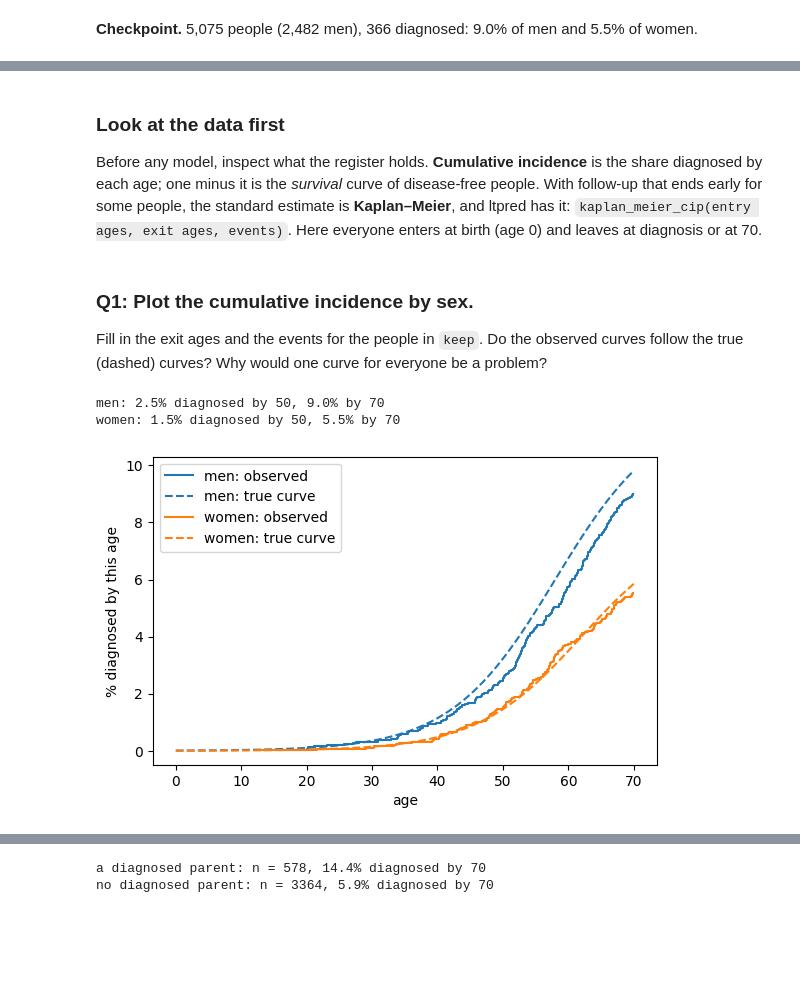
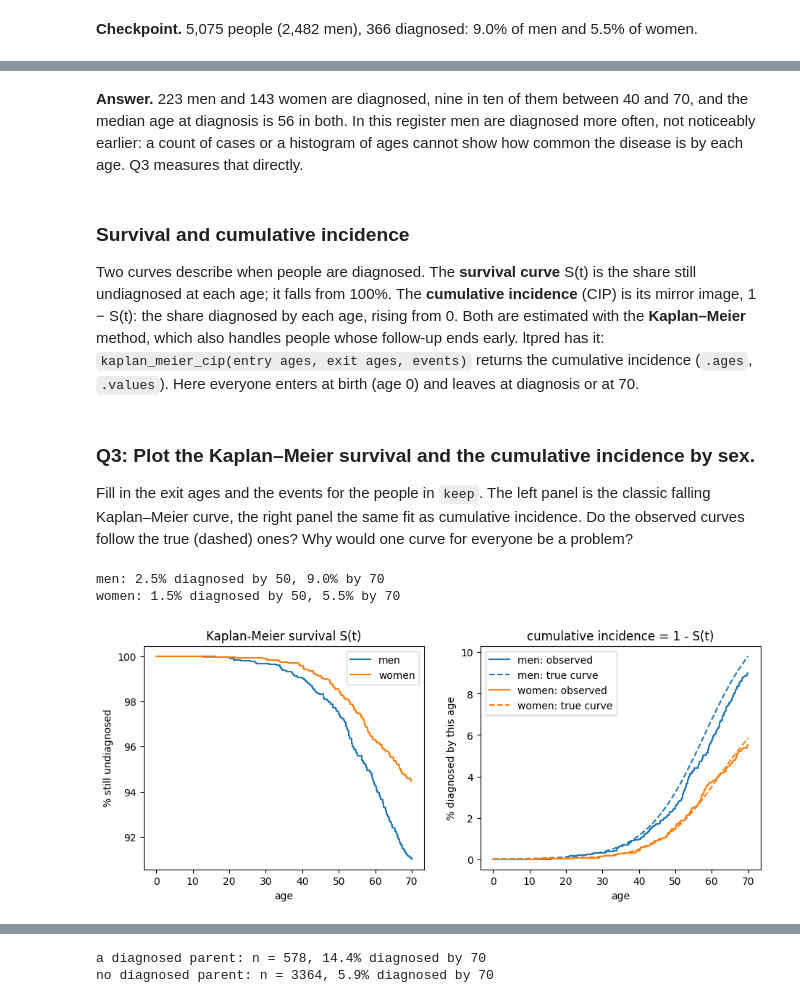
Before and after one commit to bvilhjal/ATIG_2026, a Jupyter notebook: teaching_days/2026-09-24/LTFH/LTFH_exercise_answers.ipynb, the cells around one changed output, grey strips where cells are left out. Cells and saved outputs as stored; diff of their text form; code cells hidden in the pictures; blank space fills up the shorter version.

```diff
--- a/teaching_days/2026-09-24/LTFH/LTFH_exercise_answers.ipynb
+++ b/teaching_days/2026-09-24/LTFH/LTFH_exercise_answers.ipynb
@@ -169,0 +212,11 @@ diagnosed: men 9.0%, women 5.5%
+# %%
+bins = np.arange(0, 75, 5)                                      # 5-year age bins
+fig, ax = plt.subplots(figsize=(6, 3.5))
+ax.hist(reg.onset[male & reg.status], bins=bins, alpha=0.6, label="men")
+ax.hist(reg.onset[~male & reg.status], bins=bins, alpha=0.6, label="women")   # the women's ages at diagnosis
+ax.set_xlabel("age at diagnosis")
+ax.set_ylabel("cases")
+ax.legend()
+plt.show()
+print(f"cases: {(male & reg.status).sum()} men, {(~male & reg.status).sum()} women; median age at "
+      f"diagnosis {np.median(reg.onset[male & reg.status]):.0f} and {np.median(reg.onset[~male & reg.status]):.0f}")
@@ -170,30 +226,45 @@ diagnosed: men 9.0%, women 5.5%
+# %% [markdown]
+**Answer.** 223 men and 143 women are diagnosed, nine in ten of them between 40 and 70, and the
+median age at diagnosis is 56 in both. In this register men are diagnosed more often,
+not noticeably earlier: a count of cases or a histogram of ages cannot show how common
+the disease is by each age. Q3 measures that directly.
 # %% [markdown]
-### Look at the data first
+### Survival and cumulative incidence
 
-Before any model, inspect what the register holds. **Cumulative incidence** is the share
-diagnosed by each age; one minus it is the *survival* curve of disease-free people. With
-follow-up that ends early for some people, the standard estimate is **Kaplan–Meier**,
-and ltpred has it: `kaplan_meier_cip(entry ages, exit ages, events)`. Here everyone enters
-at birth (age 0) and leaves at diagnosis or at 70.
+Two curves describe when people are diagnosed. The **survival curve** S(t) is the share
+still undiagnosed at each age; it falls from 100%. The **cumulative incidence** (CIP) is
+its mirror image, 1 − S(t): the share diagnosed by each age, rising from 0. Both are
+estimated with the **Kaplan–Meier** method, which also handles people whose follow-up
+ends early. ltpred has it: `kaplan_meier_cip(entry ages, exit ages, events)` returns the
+cumulative incidence (`.ages`, `.values`). Here everyone enters at birth (age 0) and
+leaves at diagnosis or at 70.
 # %% [markdown]
-### Q1: Plot the cumulative incidence by sex.
+### Q3: Plot the Kaplan–Meier survival and the cumulative incidence by sex.
 
-Fill in the exit ages and the events for the people in `keep`. Do the observed curves
-follow the true (dashed) curves? Why would one curve for everyone be a problem?
+Fill in the exit ages and the events for the people in `keep`. The left panel is the
+classic falling Kaplan–Meier curve, the right panel the same fit as cumulative
+incidence. Do the observed curves follow the true (dashed) ones? Why would one curve for
+everyone be a problem?
 # %%
-fig, ax = plt.subplots(figsize=(6.5, 4))
+fig, (ax1, ax2) = plt.subplots(1, 2, figsize=(11, 4))
 for label, keep, cip, colour in (("men", male, CIP_M, "C0"), ("women", ~male, CIP_F, "C1")):
     # Kaplan-Meier: everyone enters at birth and leaves at diagnosis or at 70
     km = kaplan_meier_cip(np.zeros(keep.sum()), reg.age[keep], reg.status[keep])
     print(f"{label}: {km.values[km.ages <= 50][-1]:.1%} diagnosed by 50, {km.values[-1]:.1%} by 70")
-    ax.step(km.ages, 100 * km.values, where="post", color=colour, label=f"{label}: observed")
-    ax.plot(AGES[:71], 100 * cip[:71], ls="--", color=colour, label=f"{label}: true curve")
-ax.set_xlabel("age")
-ax.set_ylabel("% diagnosed by this age")
-ax.legend()
+    ages, inc = np.r_[0, km.ages], np.r_[0, km.values]      # start both curves at age 0
+    ax1.step(ages, 100 * (1 - inc), where="post", color=colour, label=label)   # survival S(t)
+    ax2.step(ages, 100 * inc, where="post", color=colour, label=f"{label}: observed")
+    ax2.plot(AGES[:71], 100 * cip[:71], ls="--", color=colour, label=f"{label}: true curve")
+ax1.set_title("Kaplan-Meier survival S(t)")
+ax1.set_ylabel("% still undiagnosed")
+ax2.set_title("cumulative incidence = 1 - S(t)")
+ax2.set_ylabel("% diagnosed by this age")
+for ax in (ax1, ax2):
+    ax.set_xlabel("age")
+    ax.legend()
 plt.show()
 # %% [output]
 men: 2.5% diagnosed by 50, 9.0% by 70
 women: 1.5% diagnosed by 50, 5.5% by 70
-[figure, old version]
+[figure, new version]
 # %% [markdown]
```
Also changed, not shown: parts of 28 cells of this notebook, 7 other files.
